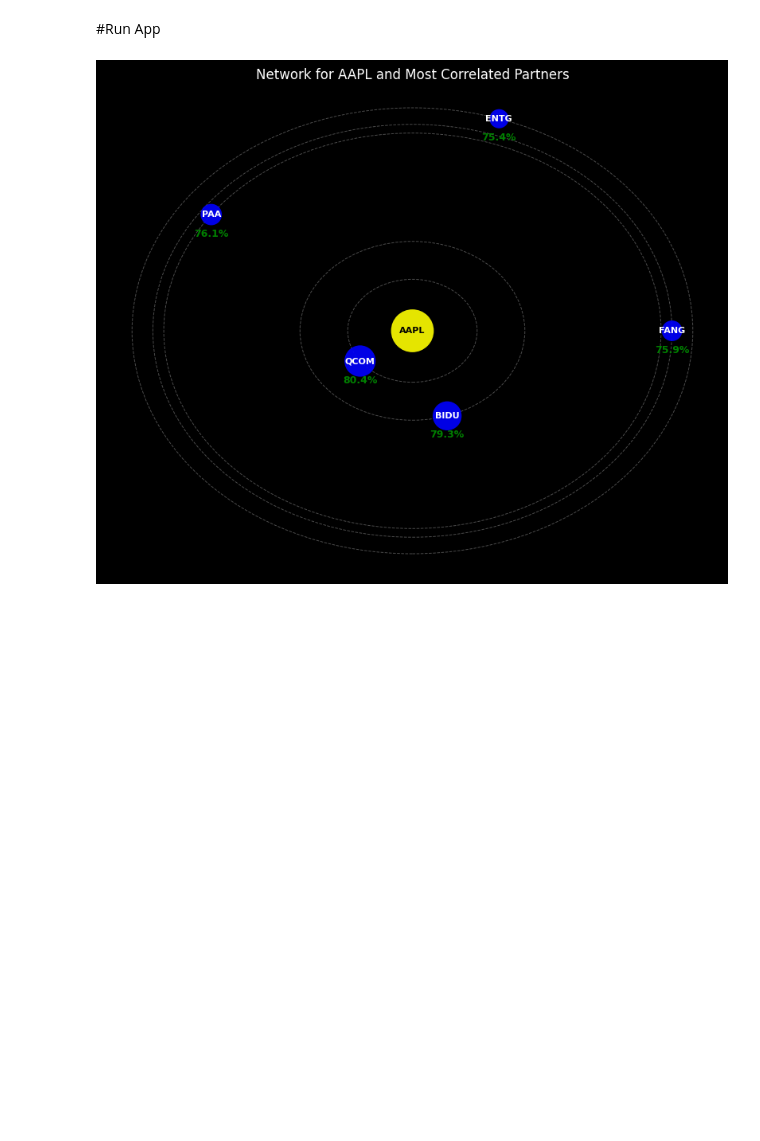
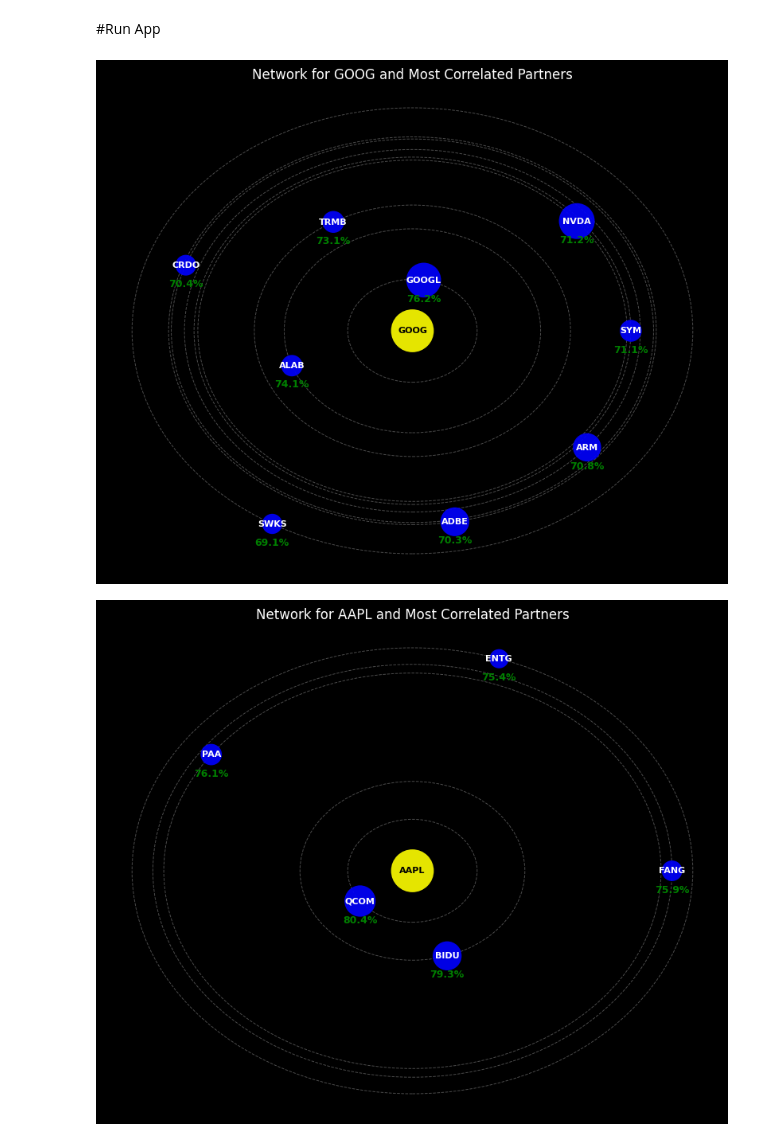
Before and after one commit to Risskr/Stock-App, a Jupyter notebook: StocksApp.ipynb, the cells around one changed output. Drawn from its saved outputs; the diff is of its cells as text; code cells hidden in the pictures; blank space fills up the shorter version.

```diff
--- a/StocksApp.ipynb
+++ b/StocksApp.ipynb
@@ -278,6 +279,15 @@ Try using .loc[row_indexer,col_indexer] = value instead
 
 See the caveats in the documentation: https://pandas.pydata.org/pandas-docs/stable/user_guide/indexing.html#returning-a-view-versus-a-copy
   df['date'] = pd.to_datetime(df['date'])
+# %%
+# prompt: I want to generate a corr_momentum_df which is the three_month_spearman_lagged_correlation minus the six_month_spearman_lagged_correlations
+
+# Generate the momentum correlation dataframe
+corr_momentum_df = three_month_spearman_lagged_correlations - six_month_spearman_lagged_correlations
+# %%
+# prompt: I want to generate a unified_factor_df which is the absolute value of the three_month_spearman_lagged_correlation minus the absolute value of the corr_momentum_df
+
+unified_factor_df = three_month_spearman_lagged_correlations.abs() - corr_momentum_df.abs()
 # %%
 # prompt: How would I determine which tickers in nasdaq_df have constant values across time?
 
@@ -585,24 +720,28 @@ def plot_ticker_network_visual(correlated_data, source_ticker):
 #Run App
 # %%
 # Example usage with the sixMonth_correlation_data
-min_nodes = 5
-max_nodes = 10
-threshold_percent = 0.95
+min_nodes = 4
+max_nodes = 20
+threshold_percent = 0.90
 
 exclude_financials = True
-range_months = 6
-ticker = 'AAPL'
+range_months = 3
+ticker = 'GOOG'
 
+processed_data = process_stock_correlations(unified_factor_df, min_market_cap_df, min_nodes, max_nodes, threshold_percent)
+plot_ticker_network_visual(processed_data, ticker)
 
-#processed_data = process_stock_correlations(one_month_spearman_lagged_correlations, min_nodes, max_nodes, threshold_percent)
-if range_months == 6:
-  processed_data = process_stock_correlations(six_month_spearman_lagged_correlations, min_nodes, max_nodes, threshold_percent)
-  plot_ticker_network_visual(processed_data, ticker)
-elif range_months == 3:
-  three_month_processed_data = process_stock_correlations(three_month_spearman_lagged_correlations, min_nodes, max_nodes, threshold_percent)
-  plot_ticker_network_visual(processed_data, ticker)
-else
-  print("Invalid range_months value. Please choose 3 or 6.")
+# #processed_data = process_stock_correlations(one_month_spearman_lagged_correlations, min_nodes, max_nodes, threshold_percent)
+# if range_months == 6:
+#   processed_data = process_stock_correlations(six_month_spearman_lagged_correlations, min_nodes, max_nodes, threshold_percent)
+#   plot_ticker_network_visual(processed_data, ticker)
+# elif range_months == 3:
+#   three_month_processed_data = process_stock_correlations(three_month_spearman_lagged_correlations, min_nodes, max_nodes, threshold_percent)
+#   plot_ticker_network_visual(processed_data, ticker)
+# else:
+#   print("Invalid range_months value. Please choose 3 or 6.")
+# %% [output]
+[figure, added]
 # %%
 # Example usage:
 # %% [output]
```
Also changed, not shown: parts of 2 cells of this notebook.
